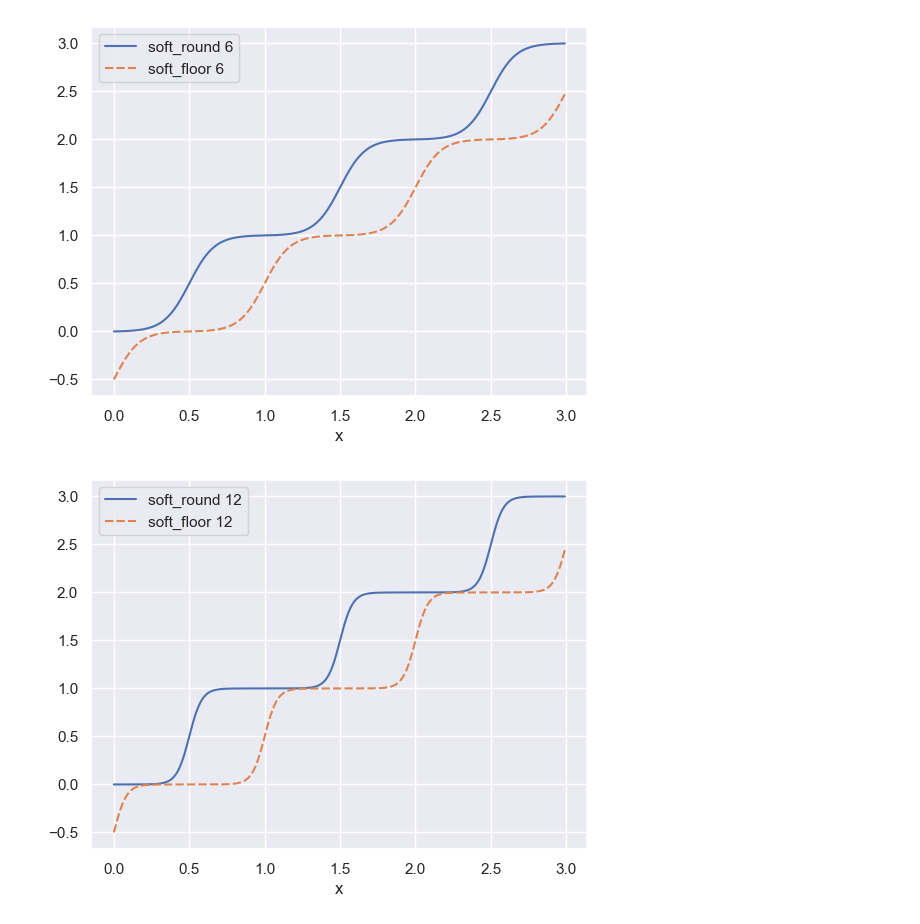
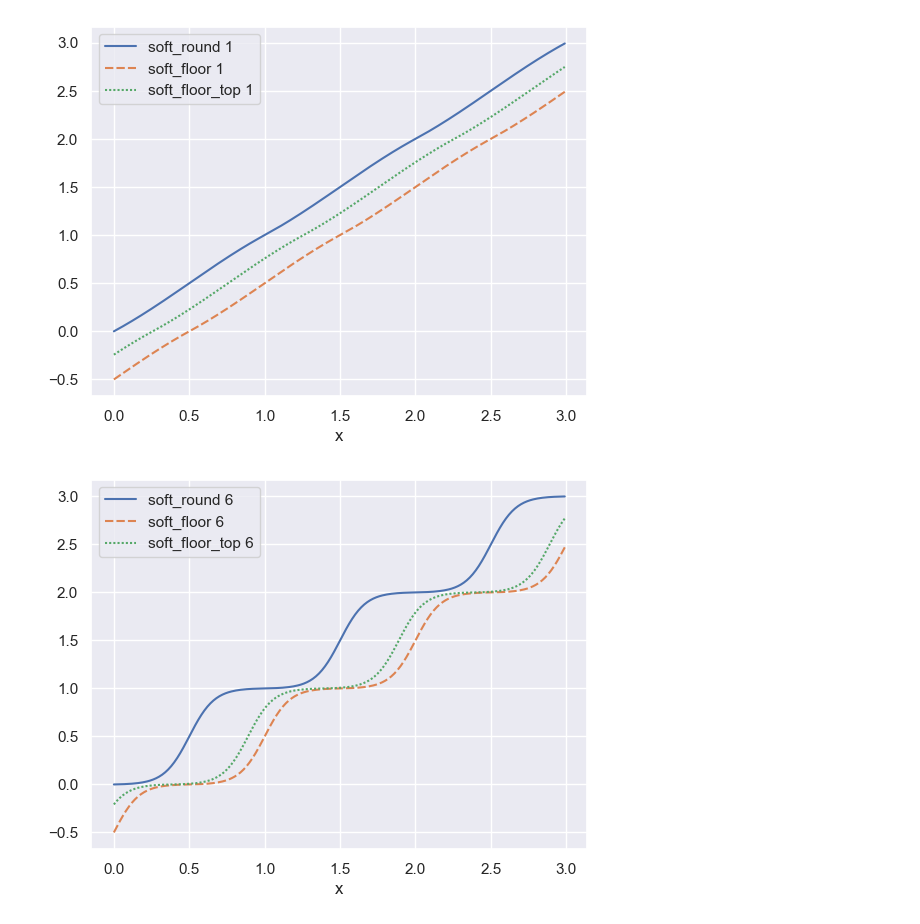
Before and after one commit to jeancroy/RP-fit, a Jupyter notebook: soft_round.ipynb, the cells around one changed output. Drawn from its saved outputs; the diff is of its cells as text; code cells hidden in the pictures.

```diff
--- a/soft_round.ipynb
+++ b/soft_round.ipynb
@@ -25,3 +25,13 @@ InteractiveShell.ast_node_interactivity = "all"
 
 pd.set_option('display.max_columns', 100)
 pd.set_option('display.max_rows', 120)
+# %%
+x = np.arange(0,3,0.01)
+
+data=pd.DataFrame({'x':x,
+                   f'round exact': np.round(x),
+                   f'floor exact': np.floor(x),
+                   f'soft floor 18': soft_floor(x,18),
+                   f'soft floor top 18': soft_floor_top(x, 18),
+            }).set_index('x')
+_ = sns.lineplot(data)
@@ -27,0 +40,26 @@ pd.set_option('display.max_rows', 120)
+# %%
+alphas = [12, 18, 24]
+
+for alpha in alphas:
+
+    fit_options.soft_round.exact = False
+    fit_options.soft_round.alpha = alpha
+
+    print( f"alpha={alpha}")
+    table([
+    (100*1.22, np.floor(100*1.22), soft_floor_top(100*1.22) ),
+    (100*1.22*1.08, np.floor(100*1.22*1.08), soft_floor_top(100*1.22*1.08) ),
+    (100*1.22*0.92, np.floor(100*1.22*0.92), soft_floor_top(100*1.22*0.92) ),
+
+    (100*1.07, np.floor(100*1.07) , soft_floor_top(100*1.07)),
+    (100*1.131, np.floor(100*1.131) , soft_floor_top(100*1.131)),
+    (100*1.18, np.floor(100*1.18) , soft_floor_top(100*1.18)),
+
+    (100*1.07*1.08, np.floor(100*1.07*1.08) , soft_floor_top(100*1.07*1.08)),
+    (100*1.13*1.08, np.floor(100*1.13*1.08) , soft_floor_top(100*1.13*1.08)),
+    (100*1.18*1.08, np.floor(100*1.18*1.08) , soft_floor_top(100*1.18*1.08)),
+
+    (100*1.07*0.92, np.floor(100*1.07*0.92) , soft_floor_top(100*1.07*0.92)),
+    (100*1.13*0.92,  np.floor(100*1.13*0.92) , soft_floor_top(100*1.13*0.92)),
+    (100*1.18*0.92, np.floor(100*1.18*0.92) , soft_floor_top(100*1.18*0.92)),
+    ], floatfmt=".3f")
@@ -28,17 +106,21 @@ pd.set_option('display.max_rows', 120)
 # %%
 x = np.arange(0,3,0.01)
 
-alphas = [6, 12, 18, 24]
+alphas = [1, 6, 12, 18, 24, 30, 45, 60, 75]
 
 for alpha in alphas:
     fit_options.soft_round.exact = False
     fit_options.soft_round.alpha = alpha
-    data=pd.DataFrame({'x':x, f'soft_round {alpha}': soft_round(x), f'soft_floor {alpha}': soft_floor(x) }).set_index('x')
+    data=pd.DataFrame({'x':x,
+                       f'soft_round {alpha}': soft_round(x),
+                       f'soft_floor {alpha}': soft_floor(x),
+                       f'soft_floor_top {alpha}': soft_floor_top(x)
+                    }).set_index('x')
 
     f = plt.figure()
     g = sns.lineplot(data)
     plt.close()
     display(f)
 # %% [output]
-[figure, old version]
+[figure, new version]
-[figure, old version]
+[figure, new version]
```
Also changed, not shown: parts of 6 cells of this notebook, 15 other files.
